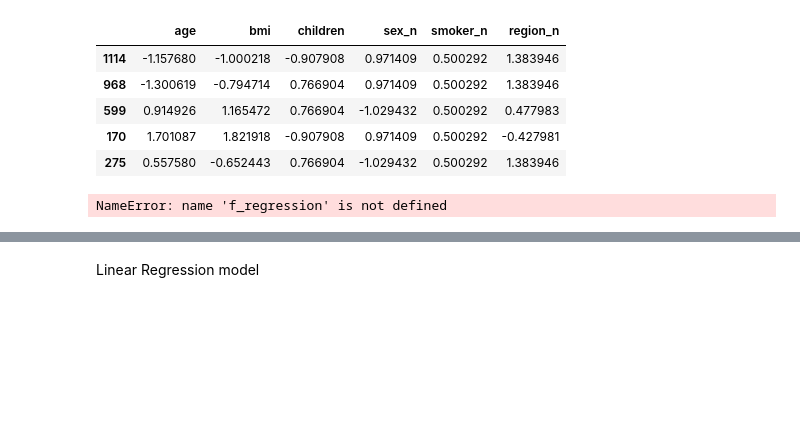
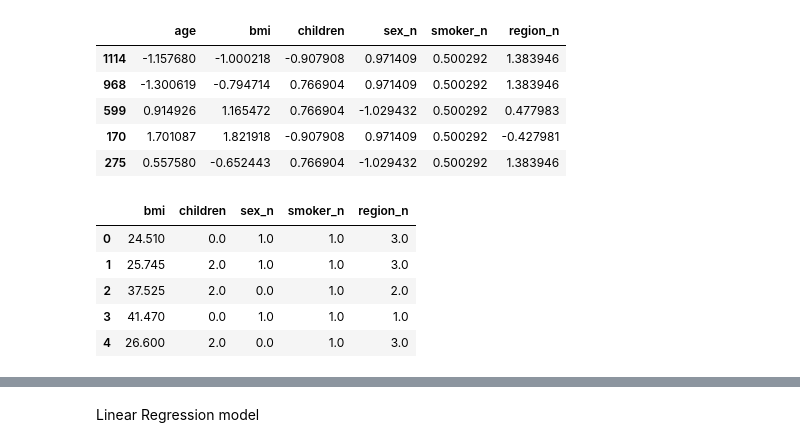
Before and after one commit to 4GeeksAcademy/Lineal_ultimo_Kurganova, a Jupyter notebook: src/dataSinOutNorm.ipynb, the cells around one changed output, grey strips where cells are left out. Cells and saved outputs as stored; diff of their text form; code cells hidden in the pictures; blank space fills up the shorter version.

```diff
--- a/src/dataSinOutNorm.ipynb
+++ b/src/dataSinOutNorm.ipynb
@@ -413,19 +422,24 @@ X_train_norm.head()
 # %%
 # Feature selection
 from sklearn.feature_selection import f_classif, SelectKBest
 
 X_train, X_test, y_train, y_test = train_test_split(X, y, test_size = 0.2, random_state = 42)
 
-selection_model = SelectKBest(f_regression, k = 4)
+selection_model = SelectKBest(f_classif, k = 5)
 selection_model.fit(X_train, y_train)
 
 selected_columns = X_train.columns[selection_model.get_support()]
 X_train_sel = pd.DataFrame(selection_model.transform(X_train), columns = selected_columns)
 X_test_sel = pd.DataFrame(selection_model.transform(X_test), columns = selected_columns)
 
 X_train_sel.head()
 # %% [output]
-NameError: name 'f_regression' is not defined
+|  | bmi | children | sex_n | smoker_n | region_n |
+| 0 | 24.510 | 0.0 | 1.0 | 1.0 | 3.0 |
+| 1 | 25.745 | 2.0 | 1.0 | 1.0 | 3.0 |
+| 2 | 37.525 | 2.0 | 0.0 | 1.0 | 2.0 |
+| 3 | 41.470 | 0.0 | 1.0 | 1.0 | 1.0 |
+| 4 | 26.600 | 2.0 | 0.0 | 1.0 | 3.0 |
 # %%
 X_test_sel.head()
 # %% [output]
```
Also changed, not shown: parts of 8 cells of this notebook, 5 other files.
